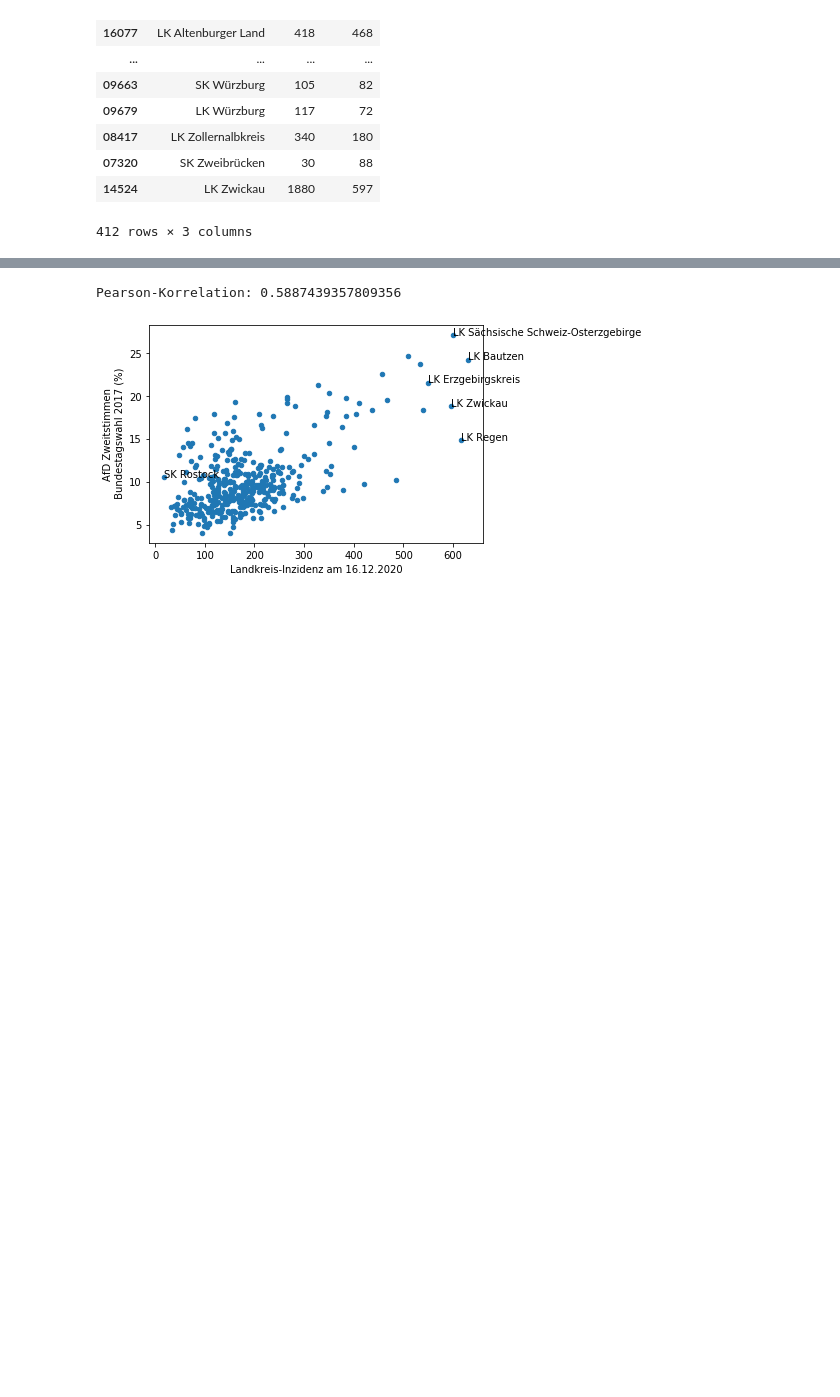
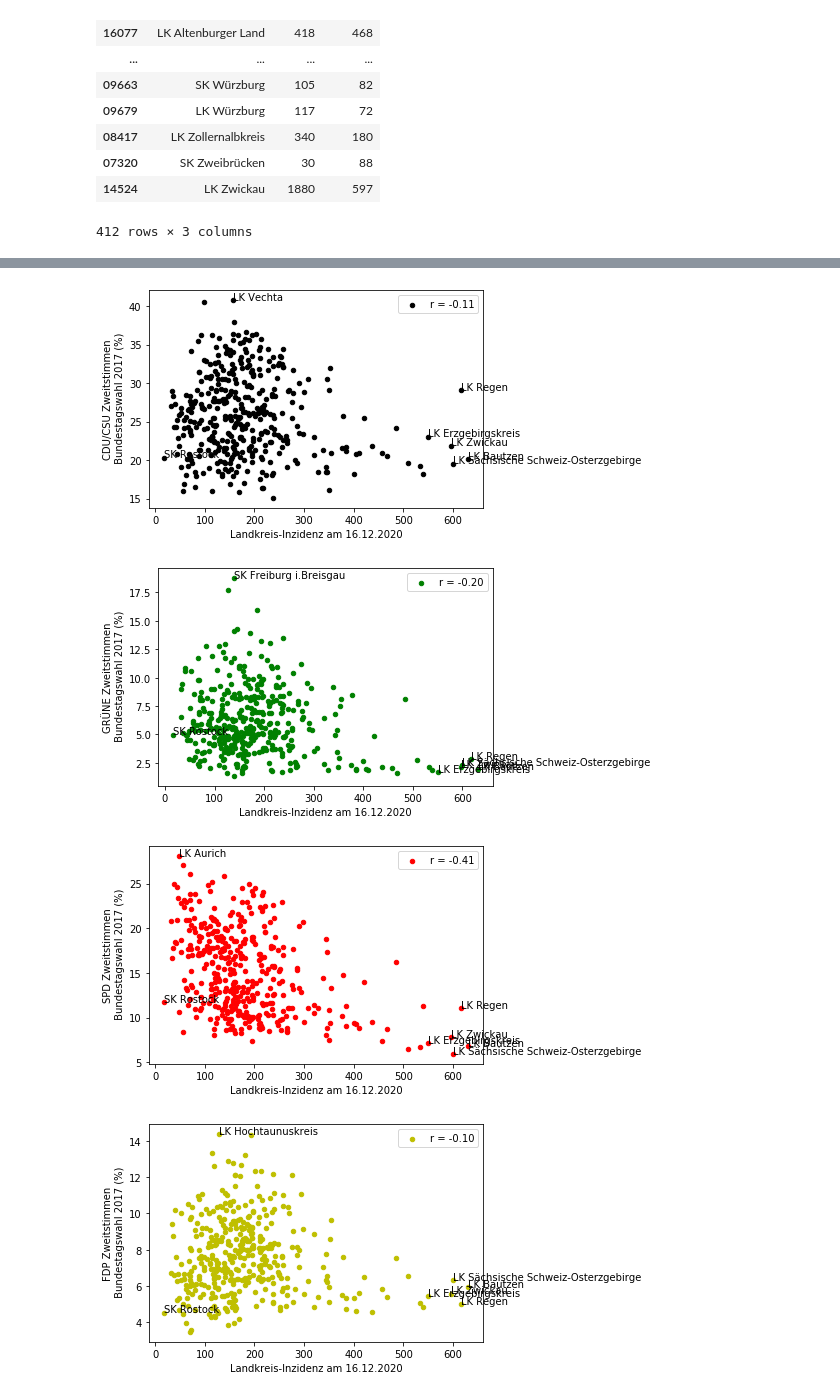
Before and after one commit to florianst/datascience_side, a Jupyter notebook: incidence_corr_afd.ipynb, the cells around one changed output, grey strips where cells are left out. Drawn from its saved outputs; the diff is of its cells as text; code cells hidden in the pictures; blank space fills up the shorter version.

Commit message:
add other parties, correlation barplot

```diff
--- a/incidence_corr_afd.ipynb
+++ b/incidence_corr_afd.ipynb
@@ -46,7 +48,9 @@ covidcases
 | 14524 | LK Zwickau | 1880 | 597 |
 412 rows × 3 columns
 # %%
+parties = {'CDU/CSU': 'k', 'GRÜNE': 'g', 'SPD': 'r', 'FDP': 'y', 'DIE LINKE': 'm', 'AfD': 'b'}
+
 # join the two dataframes on the LKNR column
-covidcases = covidcases.join(landkreise[['AfD', 'Zweitstimmen_gesamt']]).dropna()
+covidcases = covidcases.join(landkreise[list(parties.keys())+['Zweitstimmen_gesamt']]).dropna()
 covidcases
 # %% [output]
@@ -66,6 +70,7 @@ covidcases
 # %%
-plot_data = covidcases[['Inzidenz', 'AfD', 'Zweitstimmen_gesamt', 'Landkreis']]
-plot_data[['Inzidenz', 'AfD', 'Zweitstimmen_gesamt']] = plot_data[['Inzidenz', 'AfD', 'Zweitstimmen_gesamt']].astype(float)
-plot_data['AfD'] = plot_data['AfD']/plot_data['Zweitstimmen_gesamt']*100
+plot_data = covidcases[list(parties.keys())+['Inzidenz', 'Zweitstimmen_gesamt', 'Landkreis']]
+plot_data[list(parties.keys())+['Inzidenz', 'Zweitstimmen_gesamt']] = plot_data[list(parties.keys())+['Inzidenz', 'Zweitstimmen_gesamt']].astype(float)
+for partyname in parties.keys():
+    plot_data[partyname] = plot_data[partyname]/plot_data['Zweitstimmen_gesamt']*100
 plot_data
 # %% [output]
@@ -95,19 +90,27 @@ See the caveats in the documentation: https://pandas.pydata.org/pandas-docs/stab
 # %%
 %matplotlib inline
-ax = plot_data.plot.scatter('Inzidenz', 'AfD')
-plt.xlabel("Landkreis-Inzidenz am 16.12.2020")
-plt.ylabel("AfD Zweitstimmen\n Bundestagswahl 2017 (%)")
+correlations = {}
+for partyname, color in parties.items():
+    # calculate Pearson correlation
+    correlation = plot_data['Inzidenz'].corr(plot_data[partyname])
+    correlations[partyname] = correlation
 
-# label a few interesting points
-max_incidence = plot_data.iloc[plot_data['Inzidenz'].argmax()]
-max_vote      = plot_data.iloc[plot_data['AfD'].argmax()]
-min_incidence = plot_data.iloc[plot_data['Inzidenz'].argmin()]
-top5_incidence = [plot_data.nlargest(5, 'Inzidenz').iloc[i] for i in range(5)]
+    # plot scatterplot
+    ax = plot_data.plot.scatter('Inzidenz', partyname, color=color, label="r = %.2f" % correlation)
+    plt.xlabel("Landkreis-Inzidenz am 16.12.2020")
+    plt.ylabel(partyname+" Zweitstimmen\n Bundestagswahl 2017 (%)")
+    plt.legend()
 
-for point in [min_incidence]+top5_incidence:
-    ax.text(point['Inzidenz'], point['AfD'], point['Landkreis'])
+    # label a few interesting points
+    max_incidence = plot_data.iloc[plot_data['Inzidenz'].argmax()]
+    max_vote      = plot_data.iloc[plot_data[partyname].argmax()]
+    min_incidence = plot_data.iloc[plot_data['Inzidenz'].argmin()]
+    top5_incidence = [plot_data.nlargest(5, 'Inzidenz').iloc[i] for i in range(5)]
 
-print("Pearson-Korrelation:", plot_data['Inzidenz'].corr(plot_data['AfD']))
+    for point in [max_vote, min_incidence]+top5_incidence:
+        ax.text(point['Inzidenz'], point[partyname], point['Landkreis'])
 # %% [output]
-Pearson-Korrelation: 0.5887439357809356
-[figure, old version]
+[figure, new version]
+[figure, added]
+[figure, added]
+[figure, added]
```
Also changed, not shown: parts of 6 cells of this notebook.
